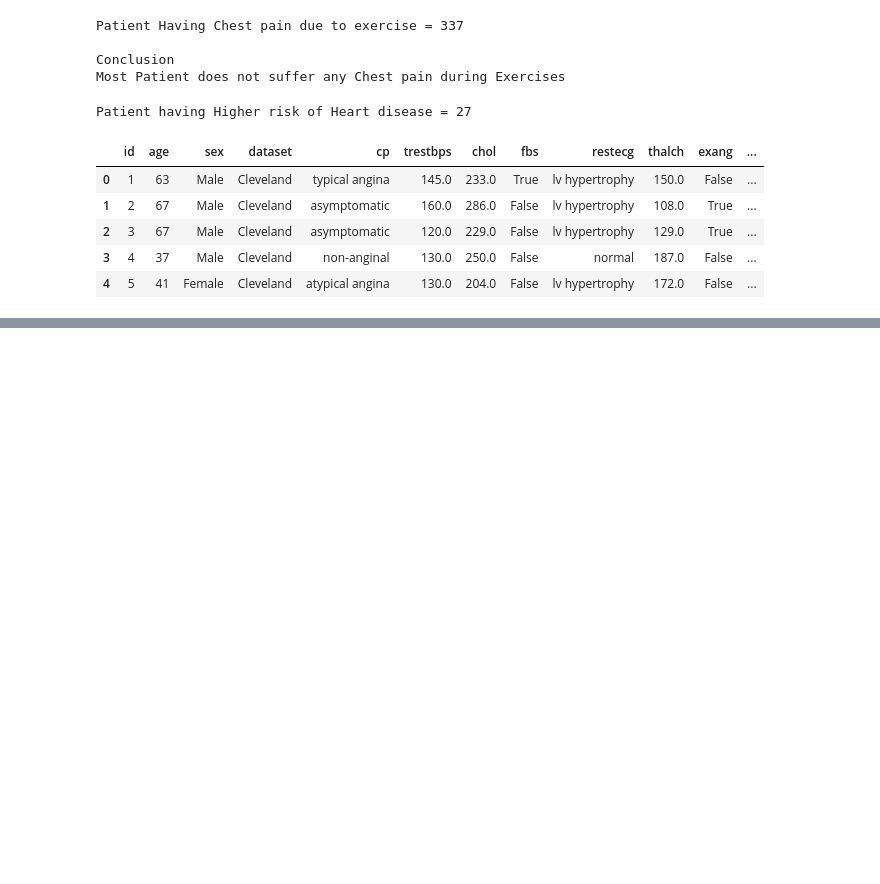
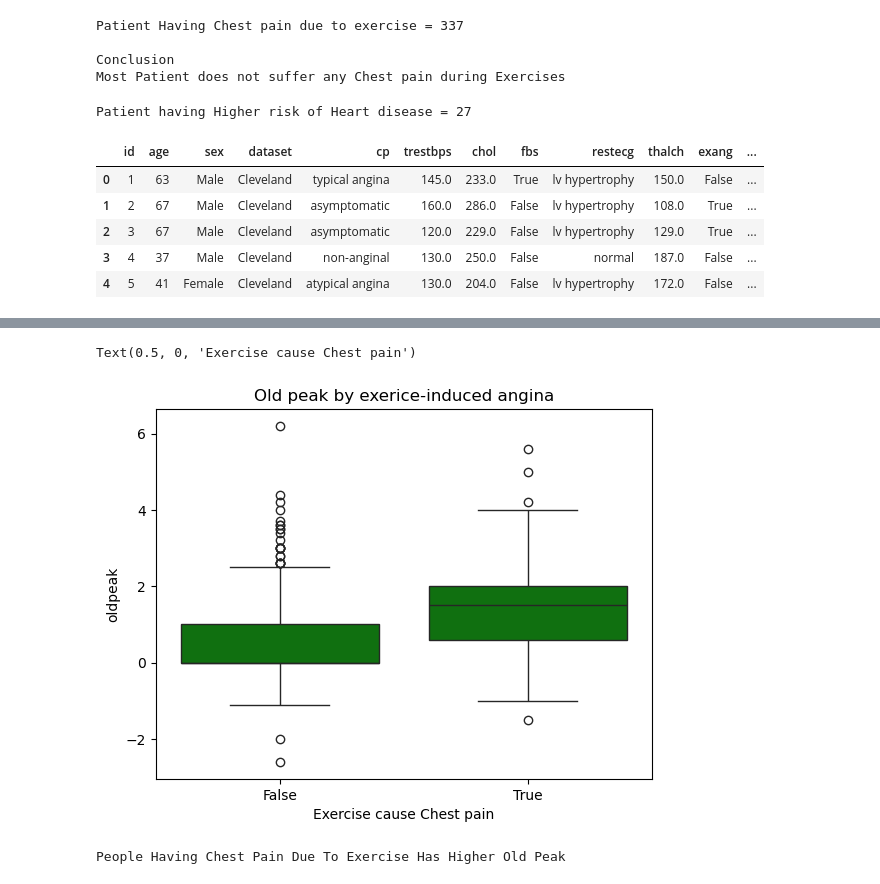
Before and after one commit to himashooo/Heart-Disease-Prediction, a Jupyter notebook: Heart Disease.ipynb, the cells around one changed output, grey strips where cells are left out. Cells and saved outputs as stored; diff of their text form; code cells hidden in the pictures; blank space fills up the shorter version.

```diff
--- a/Heart Disease.ipynb
+++ b/Heart Disease.ipynb
@@ -282,0 +370,11 @@ df.head()
+# %%
+sns.boxplot(data=df,x='exang',y='oldpeak',color='green')
+plt.title('Old peak by exerice-induced angina')
+plt.xlabel('Exercise cause Chest pain')
+# %% [output]
+Text(0.5, 0, 'Exercise cause Chest pain')
+[figure, added]
+# %%
+print(f"People Having Chest Pain Due To Exercise Has Higher Old Peak")
+# %% [output]
+People Having Chest Pain Due To Exercise Has Higher Old Peak
```
Also changed, not shown: parts of 13 cells of this notebook.
